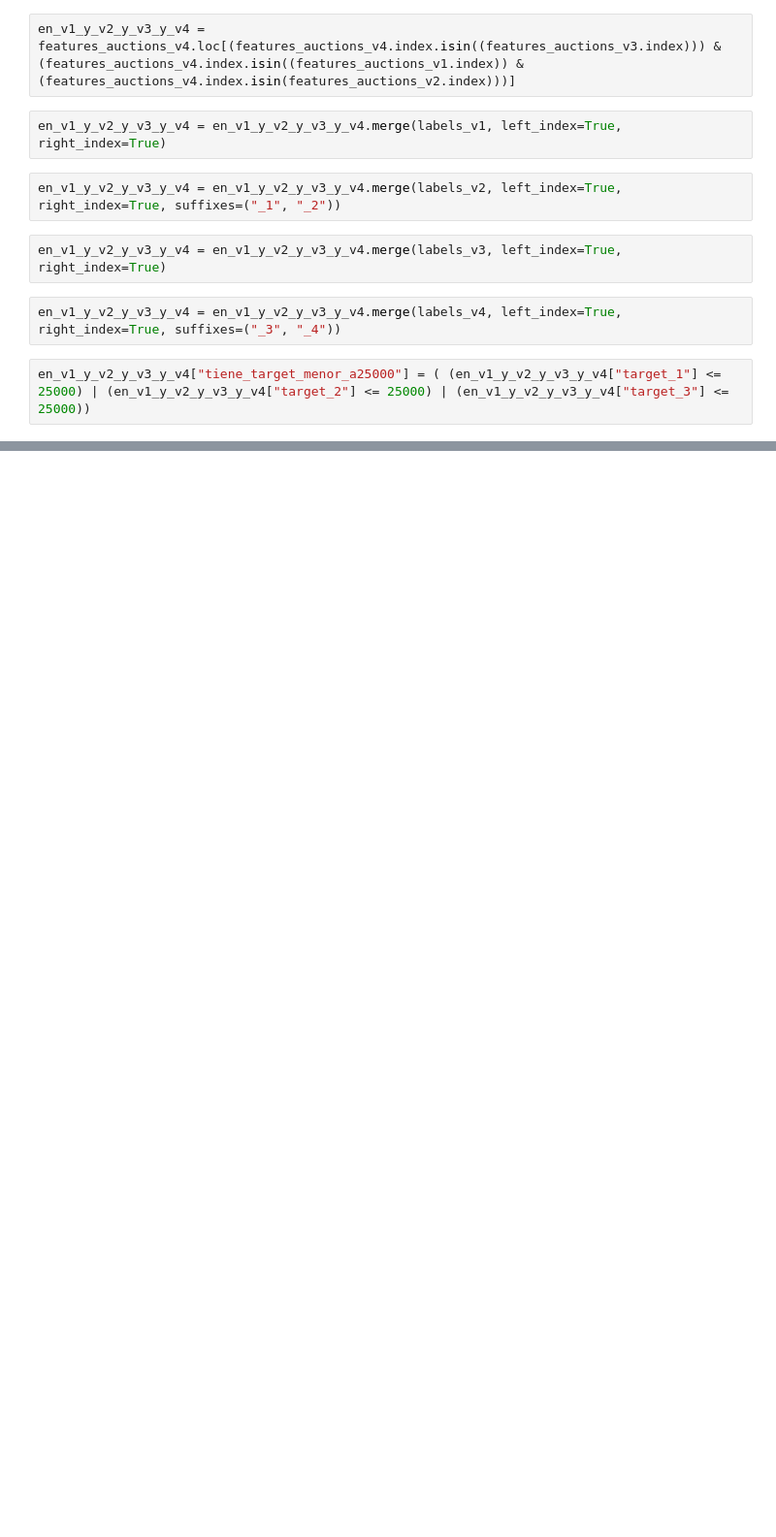
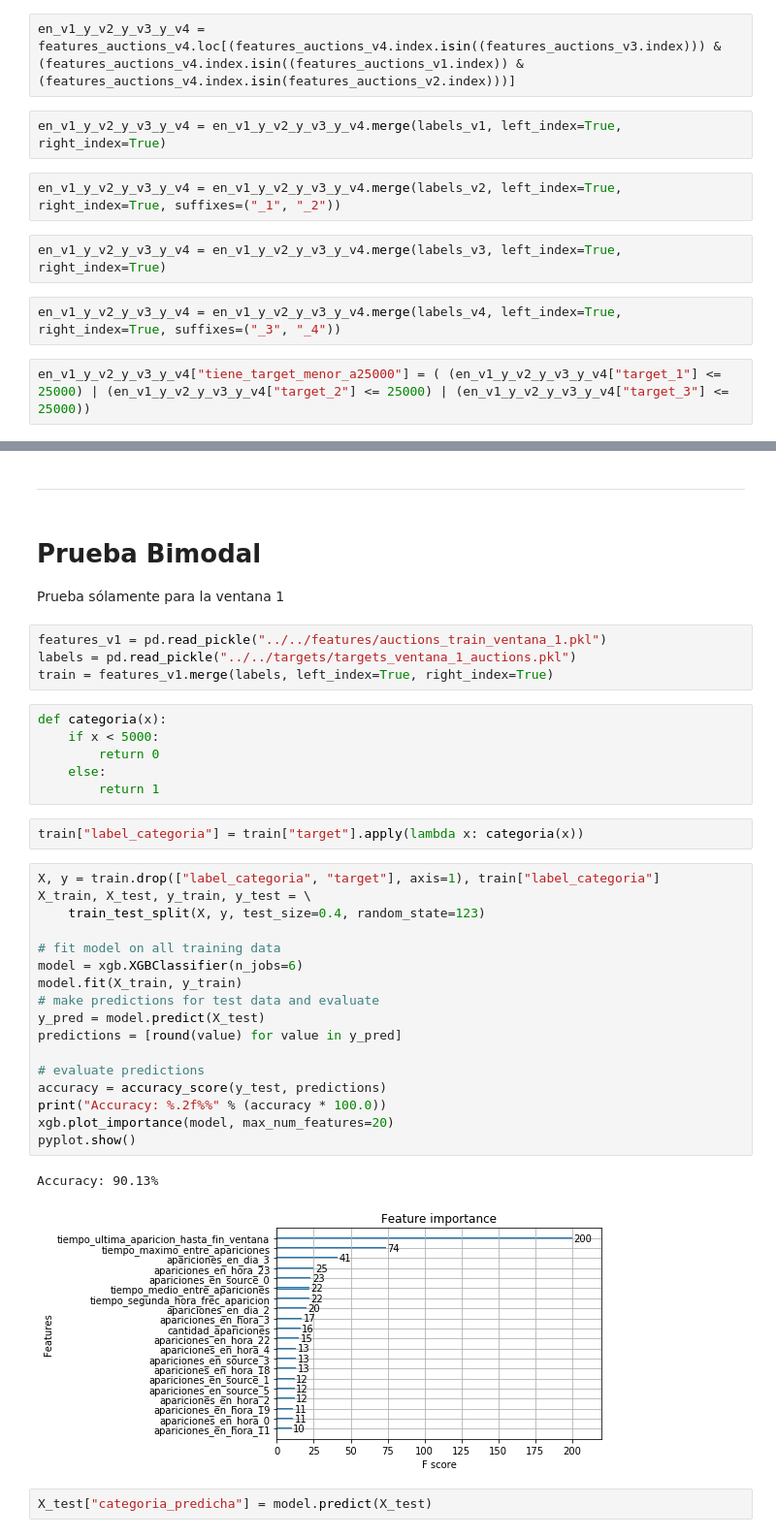
Before and after one commit to mateoicalvo/7506, a Jupyter notebook: tp2/modelo/feature_engineering/solo_competencia/features_solo_targets_competencia.ipynb, the cells around one changed output, grey strips where cells are left out. Shown: that part at 97% size. Cells and saved outputs as stored; diff of their text form; blank space fills up the shorter version.

Commit message:
la bimodal parece funcionar bien pero sólo de a una categoría, habría que probar con más

```diff
--- a/tp2/modelo/feature_engineering/solo_competencia/features_solo_targets_competencia.ipynb
+++ b/tp2/modelo/feature_engineering/solo_competencia/features_solo_targets_competencia.ipynb
@@ -418,0 +459,39 @@ ValueError: feature_names may not contain [, ] or <
+# %% [markdown]
+---
+# %% [markdown]
+# Prueba Bimodal
+Prueba sólamente para la ventana 1
+# %%
+features_v1 = pd.read_pickle("../../features/auctions_train_ventana_1.pkl")
+labels = pd.read_pickle("../../targets/targets_ventana_1_auctions.pkl")
+train = features_v1.merge(labels, left_index=True, right_index=True)
+# %%
+def categoria(x):
+    if x < 5000:
+        return 0
+    else:
+        return 1
+# %%
+train["label_categoria"] = train["target"].apply(lambda x: categoria(x))
+# %%
+X, y = train.drop(["label_categoria", "target"], axis=1), train["label_categoria"]
+X_train, X_test, y_train, y_test = \
+    train_test_split(X, y, test_size=0.4, random_state=123)
+
+# fit model on all training data
+model = xgb.XGBClassifier(n_jobs=6)
+model.fit(X_train, y_train)
+# make predictions for test data and evaluate
+y_pred = model.predict(X_test)
+predictions = [round(value) for value in y_pred]
+
+# evaluate predictions
+accuracy = accuracy_score(y_test, predictions)
+print("Accuracy: %.2f%%" % (accuracy * 100.0))
+xgb.plot_importance(model, max_num_features=20)
+pyplot.show()
+# %% [output]
+Accuracy: 90.13%
+[figure, added]
+# %%
+X_test["categoria_predicha"] = model.predict(X_test)
```
Also changed, not shown: parts of 13 cells of this notebook.
